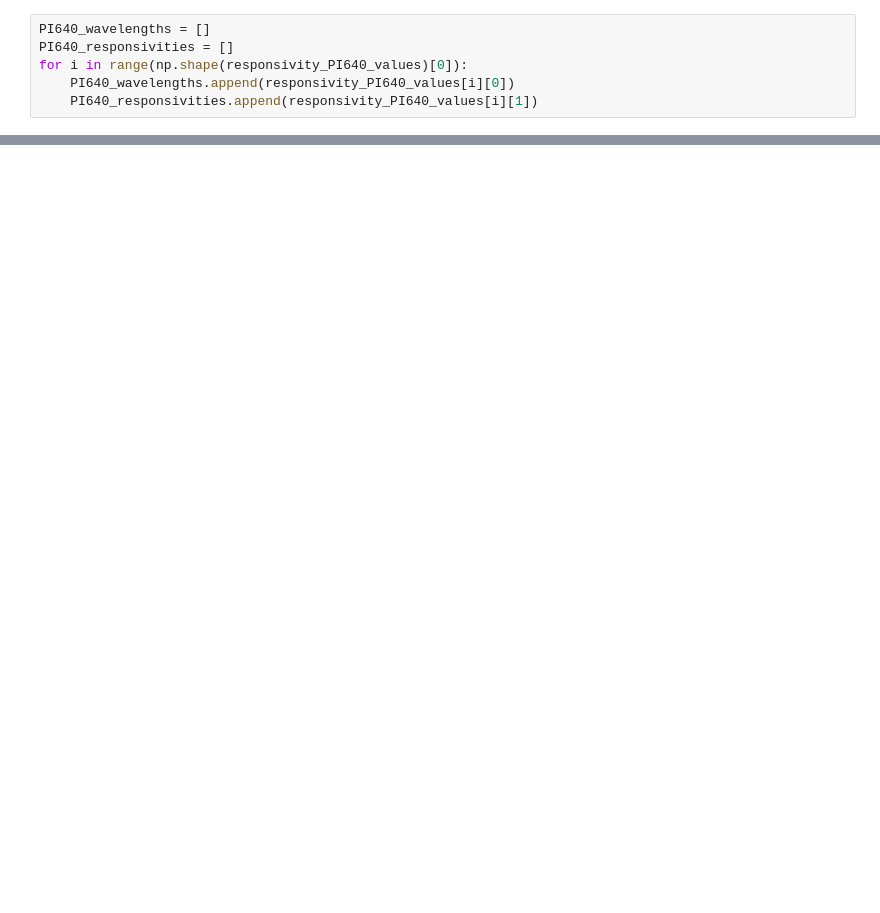
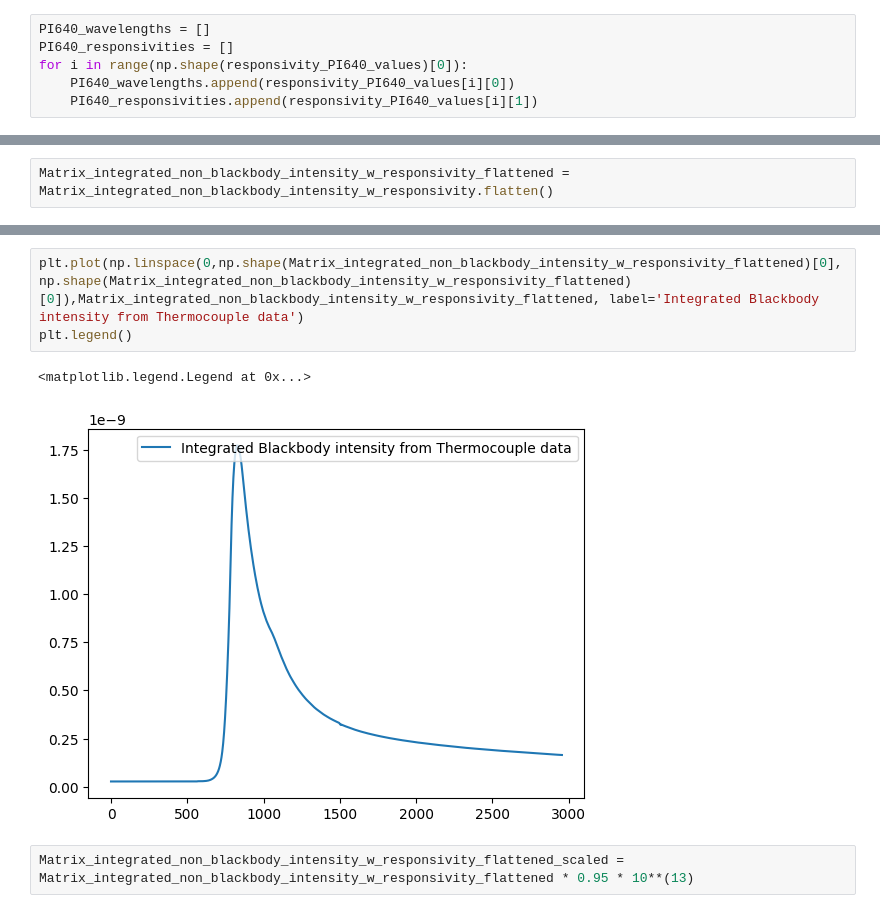
Before and after one commit to KaushalTimilsina/ResearchProject, a Jupyter notebook: Integration.ipynb, the cells around one changed output, grey strips where cells are left out. Saved outputs shown, nothing was run; the diff lists cells and outputs as text; blank space fills up the shorter version.

```diff
--- a/Integration.ipynb
+++ b/Integration.ipynb
@@ -4364,0 +4576,2 @@ plt.plot(PI640_wavelengths, PI640_responsivities)
+# %%
+Matrix_integrated_non_blackbody_intensity_w_responsivity_flattened = Matrix_integrated_non_blackbody_intensity_w_responsivity.flatten()
@@ -4364,0 +4591,8 @@ plt.plot(PI640_wavelengths, PI640_responsivities)
+# %%
+plt.plot(np.linspace(0,np.shape(Matrix_integrated_non_blackbody_intensity_w_responsivity_flattened)[0], np.shape(Matrix_integrated_non_blackbody_intensity_w_responsivity_flattened)[0]),Matrix_integrated_non_blackbody_intensity_w_responsivity_flattened, label='Integrated Blackbody intensity from Thermocouple data')
+plt.legend()
+# %% [output]
+<matplotlib.legend.Legend at 0x...>
+[figure, added]
+# %%
+Matrix_integrated_non_blackbody_intensity_w_responsivity_flattened_scaled = Matrix_integrated_non_blackbody_intensity_w_responsivity_flattened * 0.95 * 10**(13)
```
Also changed, not shown: parts of 31 cells of this notebook.
